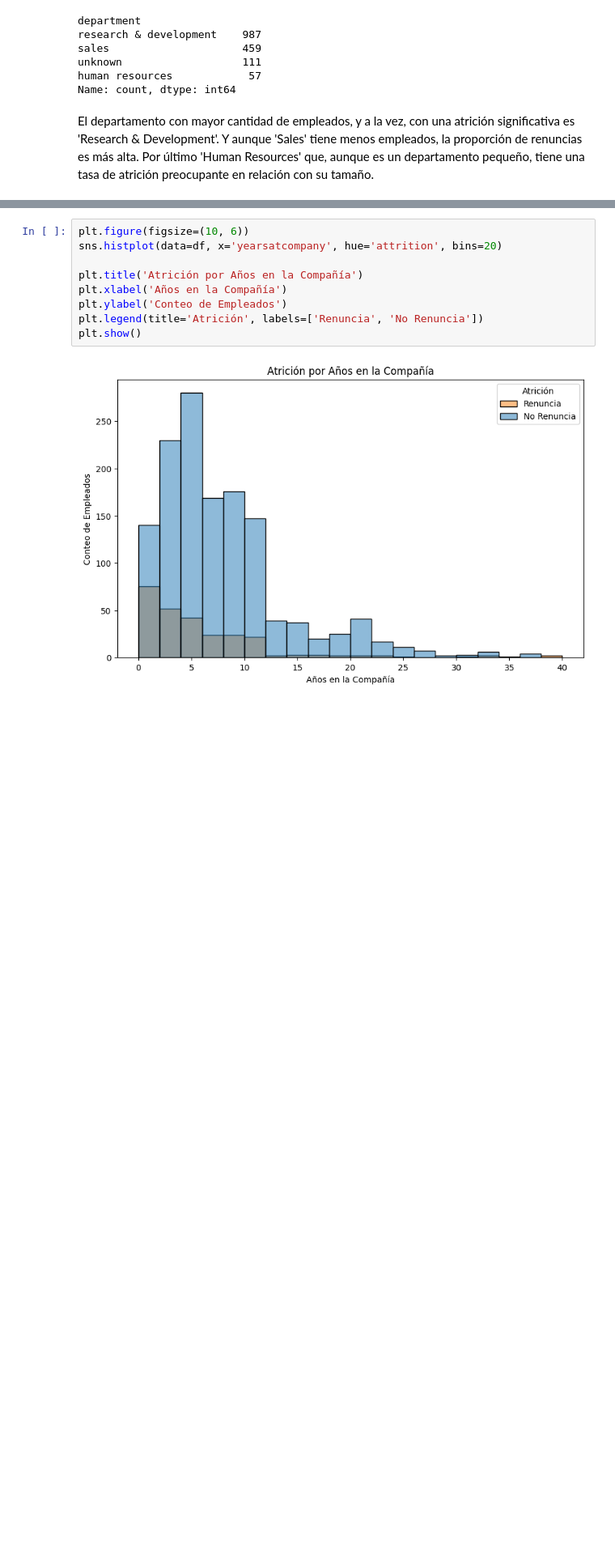
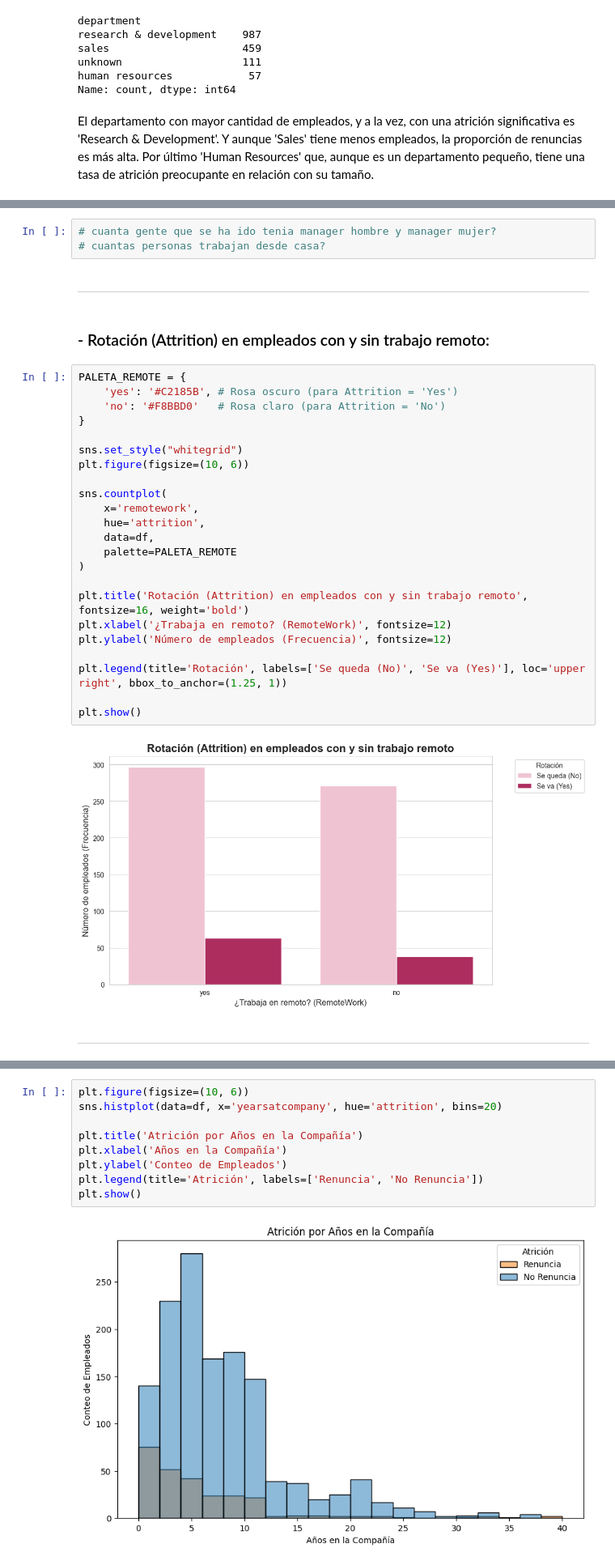
Before and after one commit to omniaunusest/VIZ-analytics-4-employee-data-talent-insights, a Jupyter notebook: visualizaciones.ipynb, the cells around one changed output, grey strips where cells are left out. Shown: that part at 81% size. Cells and saved outputs as stored; diff of their text form; blank space fills up the shorter version.

```diff
--- a/visualizaciones.ipynb
+++ b/visualizaciones.ipynb
@@ -82 +158,35 @@ El departamento con mayor cantidad de empleados, y a la vez, con una atrición s
+# %%
+# cuanta gente que se ha ido tenia manager hombre y manager mujer?
+# cuantas personas trabajan desde casa?
+# %% [markdown]
+___
+# %% [markdown]
+### - Rotación (Attrition) en empleados con y sin trabajo remoto:
+# %%
+PALETA_REMOTE = {
+    'yes': '#C2185B', # Rosa oscuro (para Attrition = 'Yes')
+    'no': '#F8BBD0'   # Rosa claro (para Attrition = 'No')
+}
+
+sns.set_style("whitegrid")
+plt.figure(figsize=(10, 6))
+
+sns.countplot(
+    x='remotework',
+    hue='attrition',
+    data=df,
+    palette=PALETA_REMOTE
+)
+
+plt.title('Rotación (Attrition) en empleados con y sin trabajo remoto', fontsize=16, weight='bold')
+plt.xlabel('¿Trabaja en remoto? (RemoteWork)', fontsize=12)
+plt.ylabel('Número de empleados (Frecuencia)', fontsize=12)
+
+plt.legend(title='Rotación', labels=['Se queda (No)', 'Se va (Yes)'], loc='upper right', bbox_to_anchor=(1.25, 1))
+
+plt.show()
+# %% [output]
+[figure, added]
+# %% [markdown]
+___
 # %% [markdown]
```
Also changed, not shown: parts of 16 cells of this notebook.
